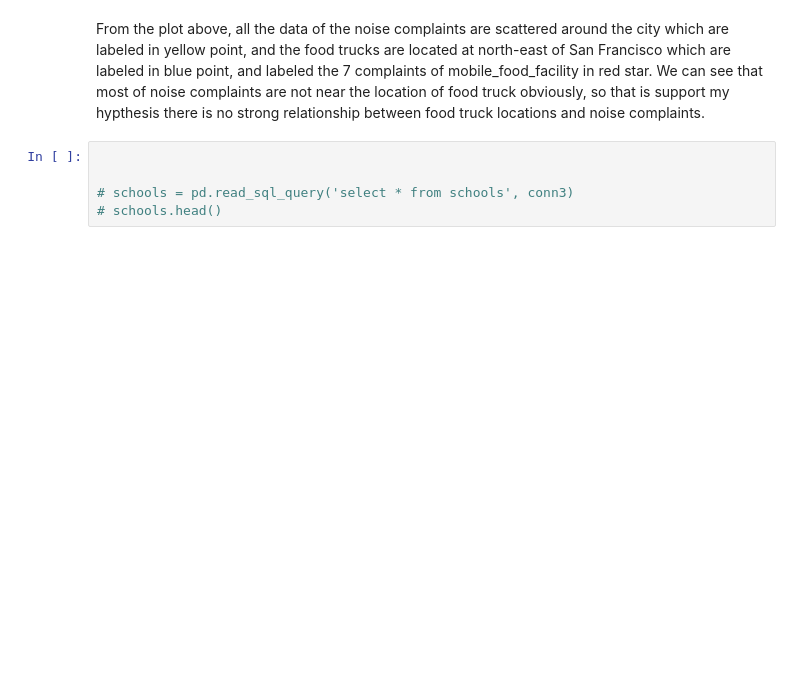
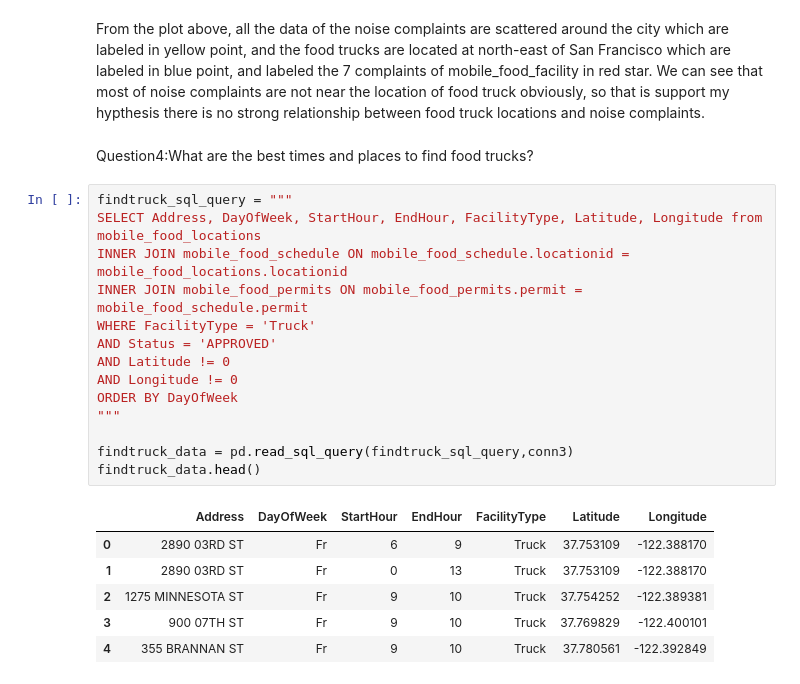
Before and after one commit to xtowang/Housing-in-SF, a Jupyter notebook: hw5.ipynb, the cells around one changed output. Saved outputs shown, nothing was run; the diff lists cells and outputs as text; blank space fills up the shorter version.

```diff
--- a/hw5.ipynb
+++ b/hw5.ipynb
@@ -332,8 +320,26 @@ cmap.scatter(x3,y3,s=20,c='red', marker='*')
 [figure]
 # %% [markdown]
 From the plot above, all the data of the noise complaints are scattered around the city which are labeled in yellow point, and the food trucks are located at north-east of San Francisco which are labeled in blue point, and labeled the 7 complaints of mobile_food_facility in red star. We can see that most of noise complaints are not near the location of food truck obviously, so that is support my hypthesis there is no strong relationship between food truck locations and noise complaints.
-# %%
-
-
-# schools = pd.read_sql_query('select * from schools', conn3)
-# schools.head()
+# %% [markdown]
+Question4:What are the best times and places to find food trucks?
+# %%
+findtruck_sql_query = """
+SELECT Address, DayOfWeek, StartHour, EndHour, FacilityType, Latitude, Longitude from mobile_food_locations
+INNER JOIN mobile_food_schedule ON mobile_food_schedule.locationid = mobile_food_locations.locationid
+INNER JOIN mobile_food_permits ON mobile_food_permits.permit = mobile_food_schedule.permit
+WHERE FacilityType = 'Truck'
+AND Status = 'APPROVED'
+AND Latitude != 0
+AND Longitude != 0
+ORDER BY DayOfWeek
+"""
+
+findtruck_data = pd.read_sql_query(findtruck_sql_query,conn3)
+findtruck_data.head()
+# %% [output]
+|  | Address | DayOfWeek | StartHour | EndHour | FacilityType | Latitude | Longitude |
+| 0 | 2890 03RD ST | Fr | 6 | 9 | Truck | 37.753109 | -122.388170 |
+| 1 | 2890 03RD ST | Fr | 0 | 13 | Truck | 37.753109 | -122.388170 |
+| 2 | 1275 MINNESOTA ST | Fr | 9 | 10 | Truck | 37.754252 | -122.389381 |
+| 3 | 900 07TH ST | Fr | 9 | 10 | Truck | 37.769829 | -122.400101 |
+| 4 | 355 BRANNAN ST | Fr | 9 | 10 | Truck | 37.780561 | -122.392849 |
```
Also changed, not shown: parts of 6 cells of this notebook.
